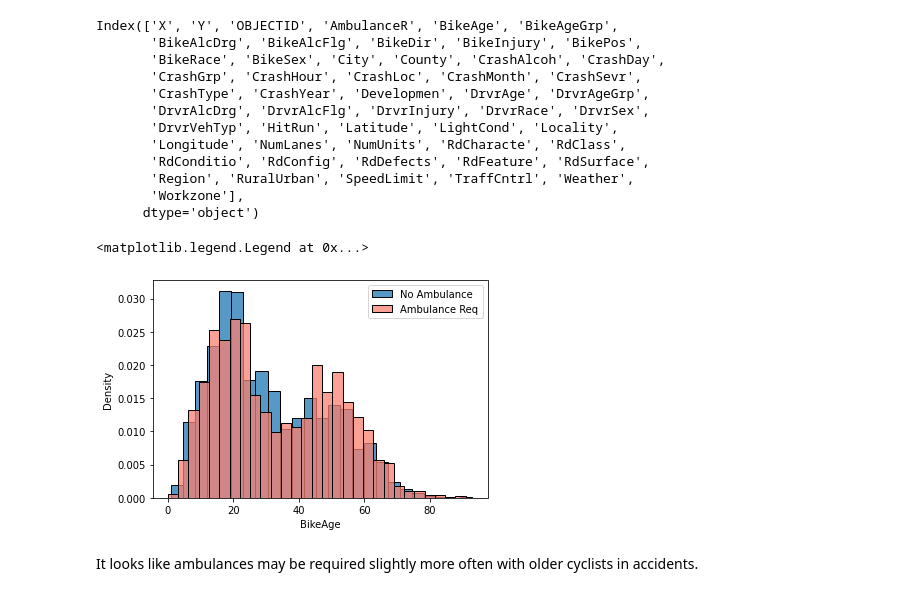
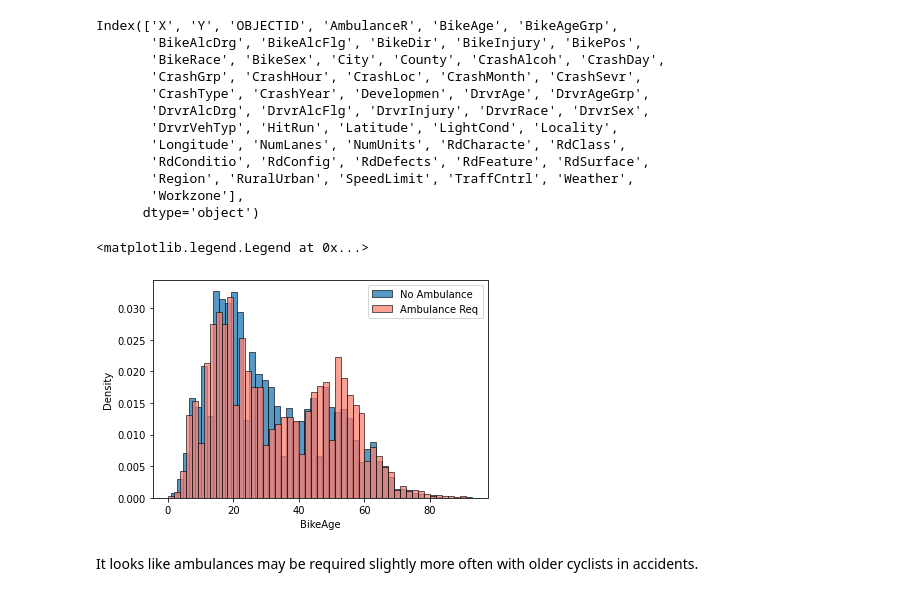
Before and after one commit to gchambers11/SpringBoard_Capstone_Two, a Jupyter notebook: Kaggle Capstone EDA.ipynb, the cells around one changed output. Cells and saved outputs as stored; diff of their text form; code cells hidden in the pictures.

```diff
--- a/Kaggle Capstone EDA.ipynb
+++ b/Kaggle Capstone EDA.ipynb
@@ -426,12 +426,12 @@ Index(['X', 'Y', 'OBJECTID', 'AmbulanceR', 'BikeAge', 'BikeAgeGrp',
 bike.loc[bike.BikeAge == '70+', 'BikeAge'] = np.nan
 bike.BikeAge = pd.to_numeric(bike.BikeAge)
 # %%
-sns.histplot(bike[bike.AmbulanceR == 'No']['BikeAge'], label = 'No Ambulance', stat='density')
-sns.histplot(bike[bike.AmbulanceR == 'Yes']['BikeAge'], label = 'Ambulance Req', stat='density', color='salmon')
+sns.histplot(bike[bike.AmbulanceR == 'No']['BikeAge'], label = 'No Ambulance', stat='density', bins = 50)
+sns.histplot(bike[bike.AmbulanceR == 'Yes']['BikeAge'], label = 'Ambulance Req', stat='density', color='salmon', bins = 50)
 plt.legend()
 # %% [output]
 <matplotlib.legend.Legend at 0x...>
-[figure, old version]
+[figure, new version]
 # %% [markdown]
 It looks like ambulances may be required slightly more often with older cyclists in accidents.
 # %%
```
Also changed, not shown: parts of 3 cells of this notebook.
